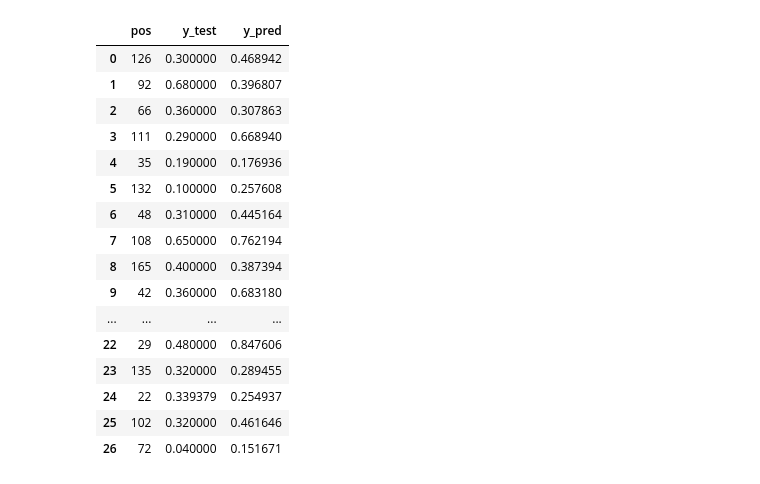
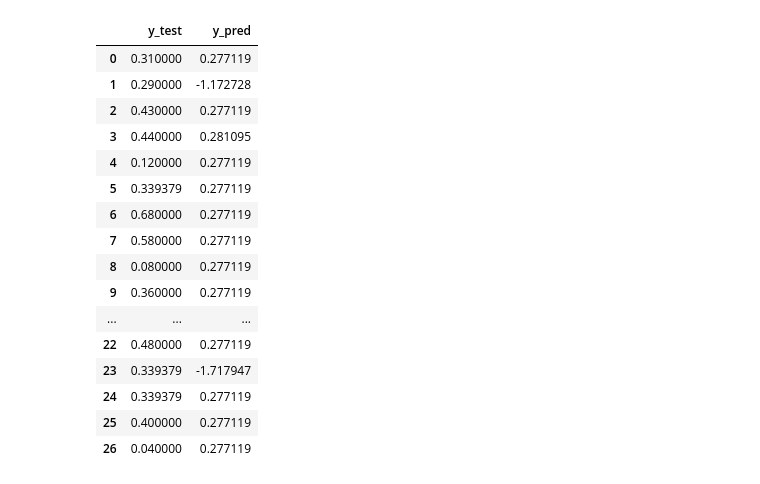
Before and after one commit to kumbhareravish/ICNAP, a Jupyter notebook: aux-code-bonus.ipynb, the cells around one changed output. Saved outputs shown, nothing was run; the diff lists cells and outputs as text; code cells hidden in the pictures.

```diff
--- a/aux-code-bonus.ipynb
+++ b/aux-code-bonus.ipynb
@@ -108,8 +158,9 @@ def timeseries_transform(data, head_size, num_heads, ff_dim, dropout=0):
 
     res = x + data
     # Feed Forward Part
+    x = layers.LayerNormalization(epsilon=1e-6)(res)
     x = layers.Conv1D(filters=ff_dim, kernel_size=1, activation="relu")(x)
-    x = layers.MaxPooling1D(pool_size=1)(x)
-    x = layers.LayerNormalization(epsilon=1e-6)(x)
+    x = layers.Dropout(dropout)(x)
     x = layers.Conv1D(filters=data.shape[-1], kernel_size=1)(x)
+
     return x + res
@@ -117,13 +176,18 @@ def timeseries_transform(data, head_size, num_heads, ff_dim, dropout=0):
 def build_model(input_shape, head_size, num_heads, ff_dim, num_transformer_blocks, mlp_units, dropout=0, mlp_dropout=0):
     inputs = keras.Input(shape=input_shape)
     x = inputs
+    x = layers.Conv1D(filters=1, kernel_size=1, activation="relu")(x)
+
     for _ in range(num_transformer_blocks):
-            x = timeseries_transform(x, head_size, num_heads, ff_dim, dropout)
+        x = timeseries_transform(x, head_size, num_heads, ff_dim, dropout)
 
     x = layers.GlobalAveragePooling1D(data_format="channels_first")(x)
     for dim in mlp_units:
         x = layers.Dense(dim, activation="relu")(x)
+    x = layers.LayerNormalization(epsilon=1e-6)(x)
     x = layers.Dense(128, activation="relu")(x)
+    x = layers.Dropout(dropout)(x)
+    x = layers.LayerNormalization(epsilon=1e-6)(x)
     outputs = layers.Dense(1)(x)
     return keras.Model(inputs, outputs)
 # %%
@@ -132,13 +196,13 @@ def model_training(X_train, y_train, X_val, y_val):
     Train the data with the compatible model
     """
 
-    input_shape = X_train.shape[1:]
+    input_shape = (9000, 12)
 
     # instantiating the model in the strategy scope creates the model on the TPU
     with tpu_strategy.scope():
 
         model = build_model(input_shape, head_size=256, num_heads=4, ff_dim=4, num_transformer_blocks=4, mlp_units=[128], mlp_dropout=0.4, dropout=0.0)
-        lr_schedule = keras.optimizers.schedules.ExponentialDecay(initial_learning_rate=1e-5, decay_steps=10000, decay_rate=0.9)
+        lr_schedule = keras.optimizers.schedules.ExponentialDecay(initial_learning_rate=1e-4, decay_steps=10000, decay_rate=0.9)
 
         model.compile(
             loss="mse",
@@ -148,9 +212,9 @@ def model_training(X_train, y_train, X_val, y_val):
 
         model.summary()
 
-#         callbacks = [keras.callbacks.EarlyStopping(patience=10, restore_best_weights=True)]
+        callbacks = [keras.callbacks.EarlyStopping(patience=10, restore_best_weights=True)]
 
-        history = model.fit(X_train, y_train, validation_data=(X_val,y_val), epochs=100, batch_size=16)
+        history = model.fit(X_train, y_train, validation_data=(X_val,y_val), epochs=200, batch_size=16, callbacks=callbacks)
 
     plotting(history)
 
@@ -175,17 +239,7 @@ def evaluate(X_test, y_act, metric, model):
 
     return y_pred, mse
 # %%
-path = "../input/milling-dataset/ipt_12.json"
-data = load_data(path)
-# data['smcAC'] = data['smcAC'].apply(lambda x:shorten_series(x))
-# data['smcDC'] = data['smcDC'].apply(lambda x:shorten_series(x))
-# data['vib_table'] = data['vib_table'].apply(lambda x:shorten_series(x))
-# data['vib_spindle'] = data['vib_spindle'].apply(lambda x:shorten_series(x))
-# data['AE_table'] = data['AE_table'].apply(lambda x:shorten_series(x))
-# data['AE_spindle'] = data['AE_spindle'].apply(lambda x:shorten_series(x))
-X, y = preprocess_data(data)
-
-X_train, X_val, X_test, y_train, y_val, y_test = split_train_test(X, y)
+X_train, X_val, X_test, y_train, y_val, y_test = split_train_test(l, y)
 
 # detect and init the TPU
 tpu = tf.distribute.cluster_resolver.TPUClusterResolver.connect()
@@ -235,24 +301,24 @@ print(mse)
 # %%
 y_pred  = np.reshape(y_pred, y_test.shape[0])
-indx = y_test.index.values
-y_test_arr = y_test.to_numpy()
-results = pd.DataFrame(list(zip(indx, y_test_arr, y_pred)), columns =['pos', 'y_test', 'y_pred'])
+#indx = y_test.index.values
+#y_test_arr = y_test.to_numpy()
+results = pd.DataFrame(list(zip(y_test, y_pred)), columns =['y_test', 'y_pred'])
 results
 # %% [output]
-|  | pos | y_test | y_pred |
-| 0 | 126 | 0.300000 | 0.468942 |
-| 1 | 92 | 0.680000 | 0.396807 |
-| 2 | 66 | 0.360000 | 0.307863 |
-| 3 | 111 | 0.290000 | 0.668940 |
-| 4 | 35 | 0.190000 | 0.176936 |
-| 5 | 132 | 0.100000 | 0.257608 |
-| 6 | 48 | 0.310000 | 0.445164 |
-| 7 | 108 | 0.650000 | 0.762194 |
-| 8 | 165 | 0.400000 | 0.387394 |
-| 9 | 42 | 0.360000 | 0.683180 |
-| ... | ... | ... | ... |
-| 22 | 29 | 0.480000 | 0.847606 |
-| 23 | 135 | 0.320000 | 0.289455 |
-| 24 | 22 | 0.339379 | 0.254937 |
-| 25 | 102 | 0.320000 | 0.461646 |
-| 26 | 72 | 0.040000 | 0.151671 |
+|  | y_test | y_pred |
+| 0 | 0.310000 | 0.277119 |
+| 1 | 0.290000 | -1.172728 |
+| 2 | 0.430000 | 0.277119 |
+| 3 | 0.440000 | 0.281095 |
+| 4 | 0.120000 | 0.277119 |
+| 5 | 0.339379 | 0.277119 |
+| 6 | 0.680000 | 0.277119 |
+| 7 | 0.580000 | 0.277119 |
+| 8 | 0.080000 | 0.277119 |
+| 9 | 0.360000 | 0.277119 |
+| ... | ... | ... |
+| 22 | 0.480000 | 0.277119 |
+| 23 | 0.339379 | -1.717947 |
+| 24 | 0.339379 | 0.277119 |
+| 25 | 0.400000 | 0.277119 |
+| 26 | 0.040000 | 0.277119 |
```
Also changed, not shown: parts of 15 cells of this notebook.
